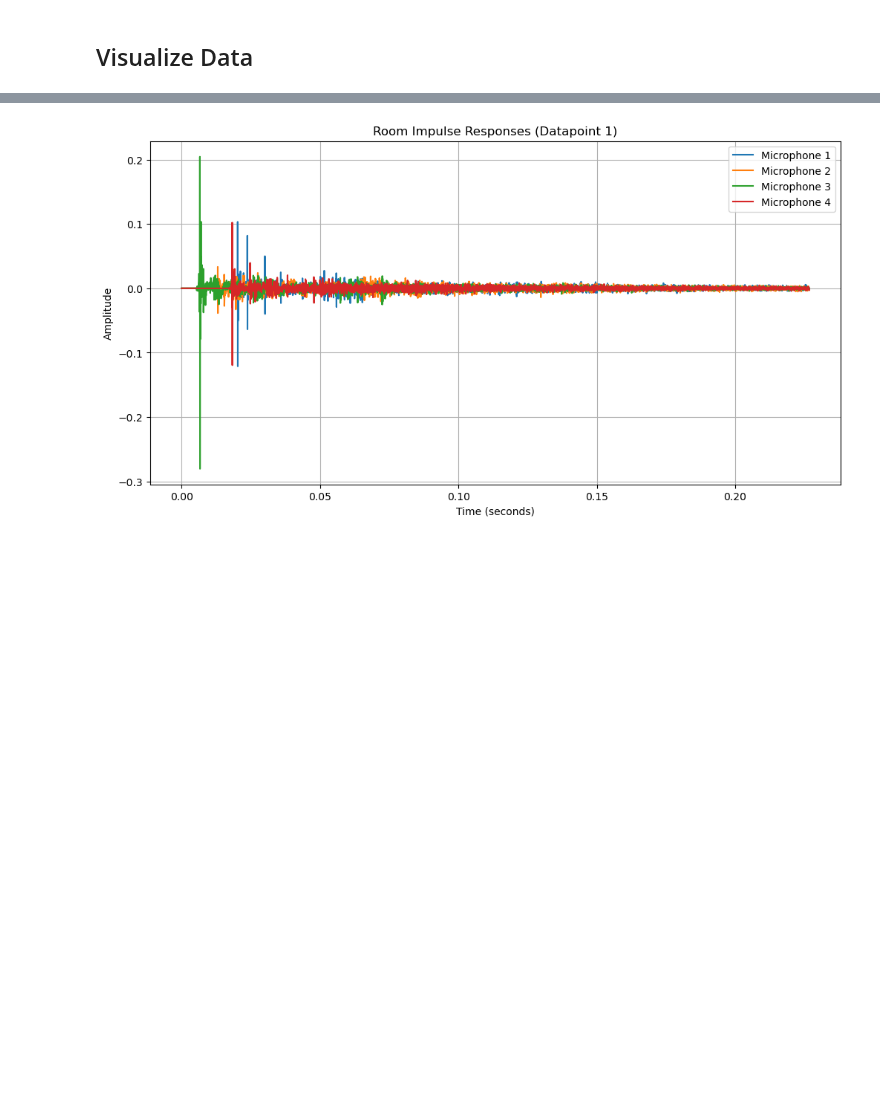
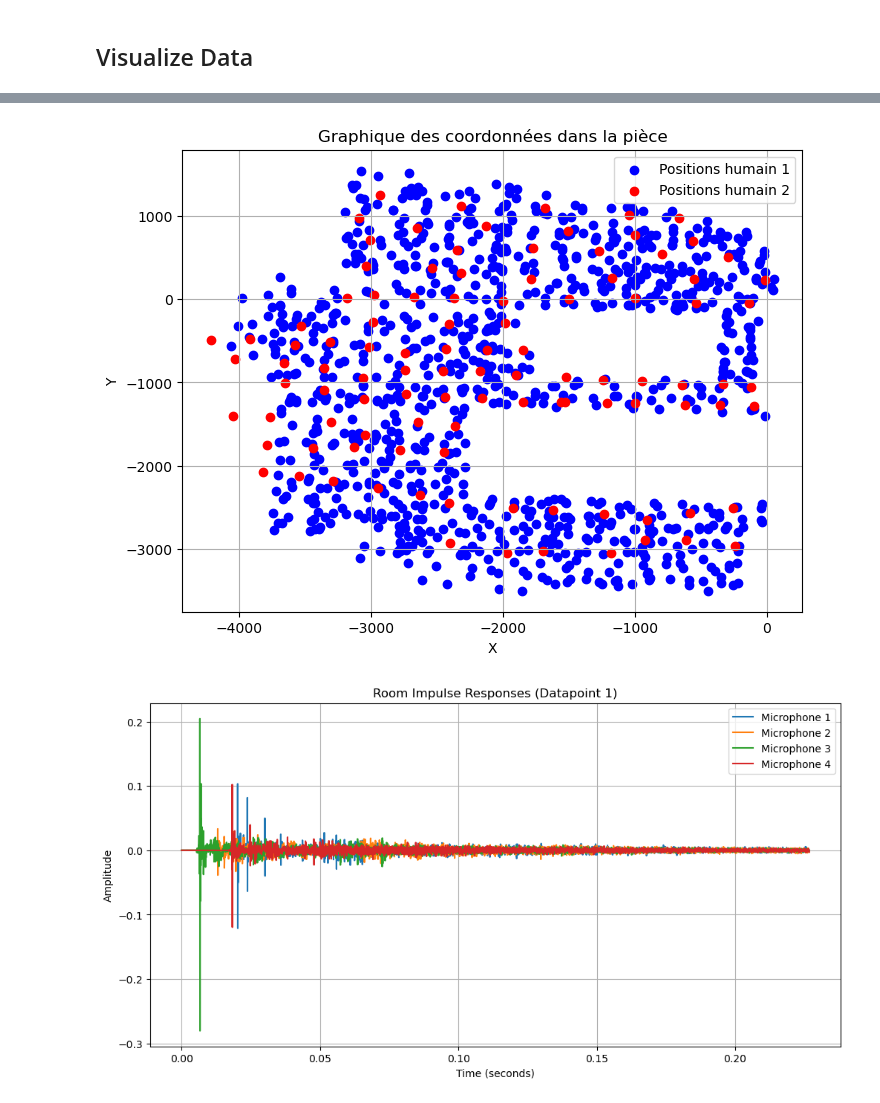
Before and after one commit to christopherT02/Acoustic-Hackathon, a Jupyter notebook: src/data.ipynb, the cells around one changed output, grey strips where cells are left out. Saved outputs shown, nothing was run; the diff lists cells and outputs as text; code cells hidden in the pictures; blank space fills up the shorter version.

```diff
--- a/src/data.ipynb
+++ b/src/data.ipynb
@@ -71,3 +131,22 @@ df_centroid
+# %%
+#Superposition des deux
+
+plt.figure(figsize=(8, 6))
+
+if 'y' in df_centroid_humain1.columns:
+    plt.scatter(df_centroid_humain1['x'], df_centroid_humain1['y'], color='blue', label='Positions humain 1')
+
+if 'y' in df_centroid_humain2.columns:
+    plt.scatter(df_centroid_humain2['x'], df_centroid_humain2['y'], color='red', label='Positions humain 2')
+
+plt.xlabel('X')
+plt.ylabel('Y')
+plt.title('Graphique des coordonnées dans la pièce')
+plt.legend()
+plt.grid(True)
+plt.show()
+# %% [output]
+[figure, added]
 # %%
 # Assuming deconvoled_trim is already loaded and has shape [N_datapoints, N_Microphones, N_samples]
 N_datapoints, N_Microphones, N_samples = deconvoled_trim.shape
```
Also changed, not shown: parts of 14 cells of this notebook.
